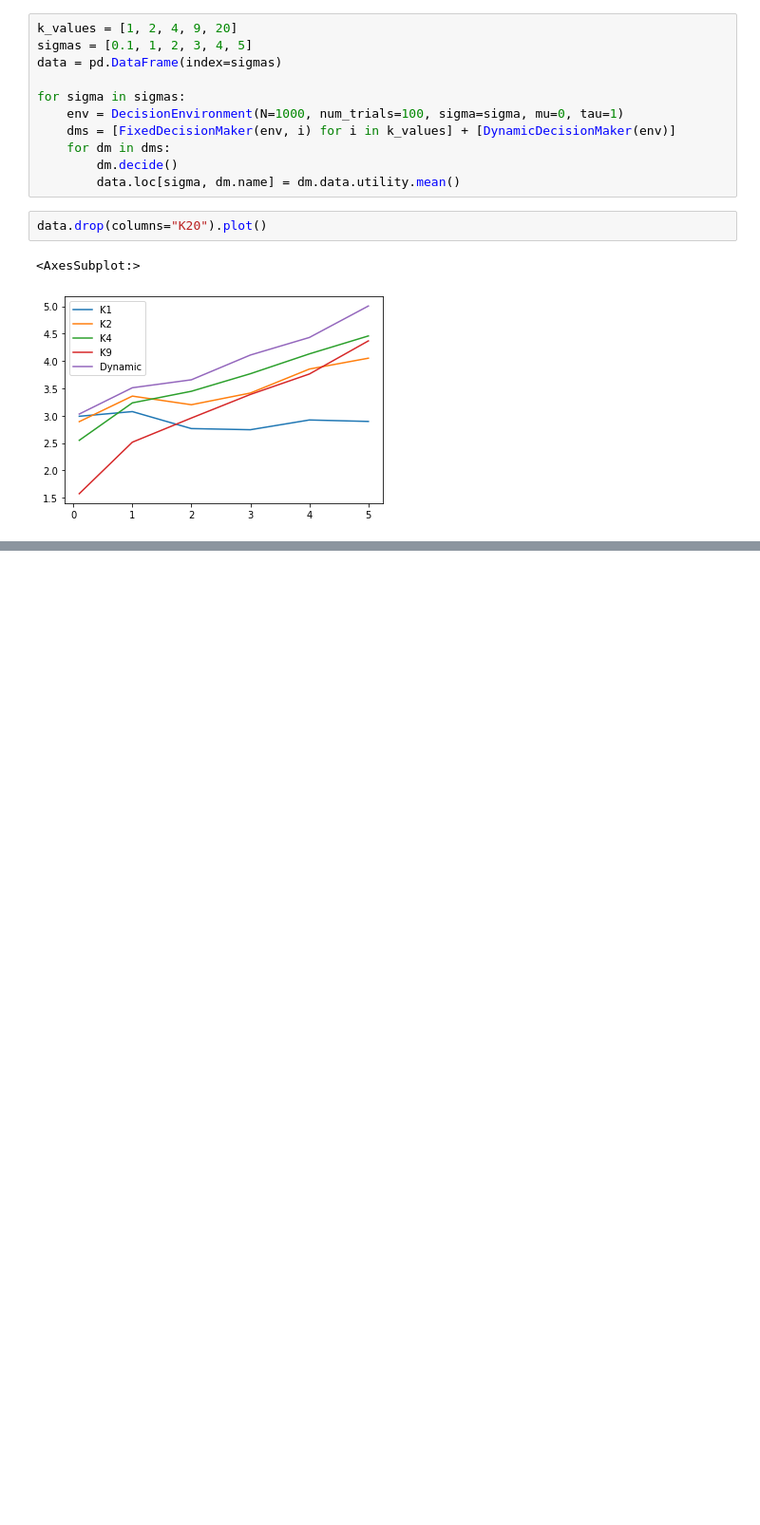
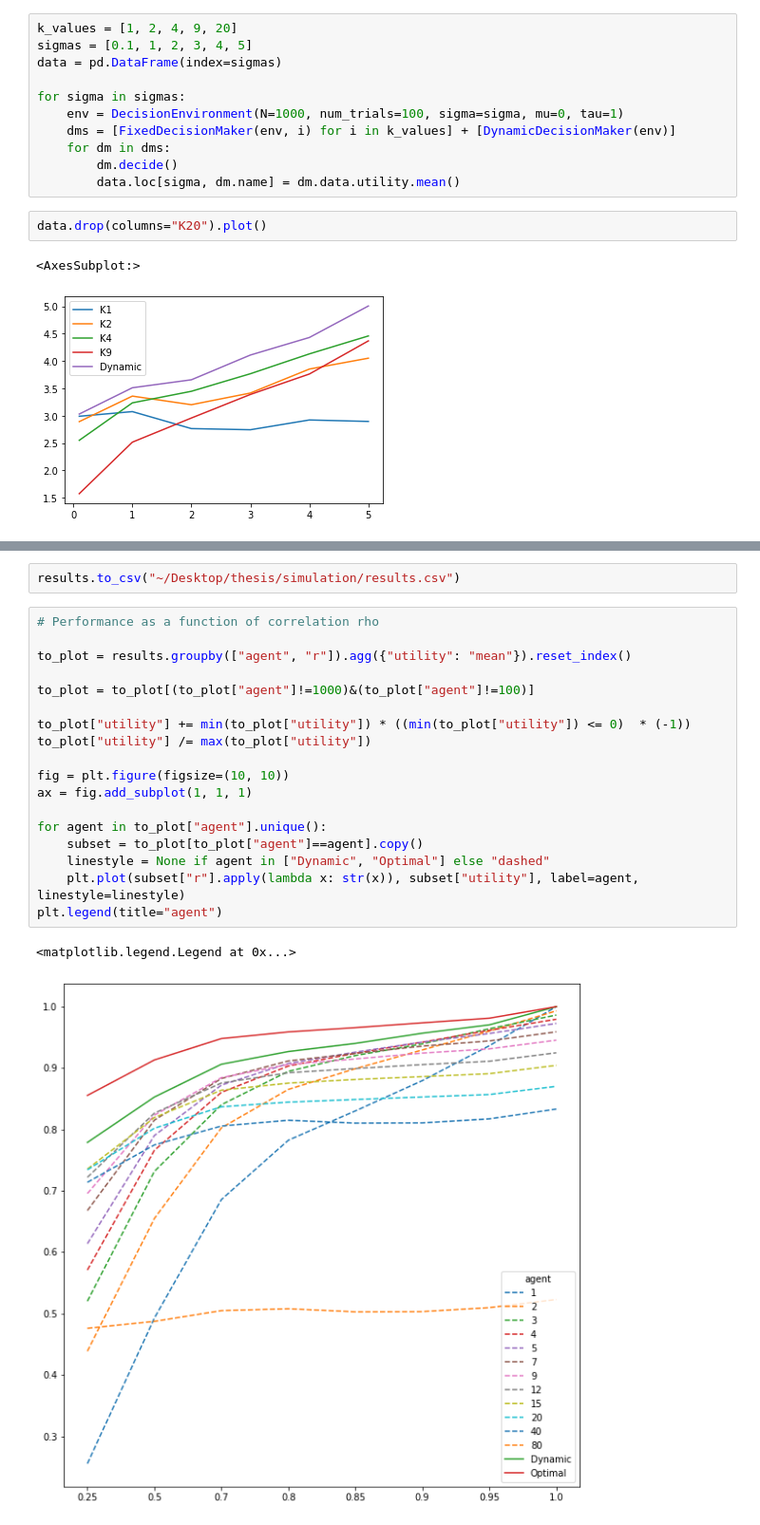
Before and after one commit to jonasalexander/thesis, a Jupyter notebook: simulation/thesis_final.ipynb, the cells around one changed output, grey strips where cells are left out. Shown at 95% size. Saved outputs shown, nothing was run; the diff lists cells and outputs as text; blank space fills up the shorter version.

```diff
--- a/simulation/thesis_final.ipynb
+++ b/simulation/thesis_final.ipynb
@@ -113,0 +146,23 @@ print(results)
+# %%
+results.to_csv("~/Desktop/thesis/simulation/results.csv")
+# %%
+# Performance as a function of correlation rho
+
+to_plot = results.groupby(["agent", "r"]).agg({"utility": "mean"}).reset_index()
+
+to_plot = to_plot[(to_plot["agent"]!=1000)&(to_plot["agent"]!=100)]
+
+to_plot["utility"] += min(to_plot["utility"]) * ((min(to_plot["utility"]) <= 0)  * (-1))
+to_plot["utility"] /= max(to_plot["utility"])
+
+fig = plt.figure(figsize=(10, 10))
+ax = fig.add_subplot(1, 1, 1)
+
+for agent in to_plot["agent"].unique():
+    subset = to_plot[to_plot["agent"]==agent].copy()
+    linestyle = None if agent in ["Dynamic", "Optimal"] else "dashed"
+    plt.plot(subset["r"].apply(lambda x: str(x)), subset["utility"], label=agent, linestyle=linestyle)
+plt.legend(title="agent")
+# %% [output]
+<matplotlib.legend.Legend at 0x...>
+[figure, added]
```
Also changed, not shown: parts of 6 cells of this notebook.
